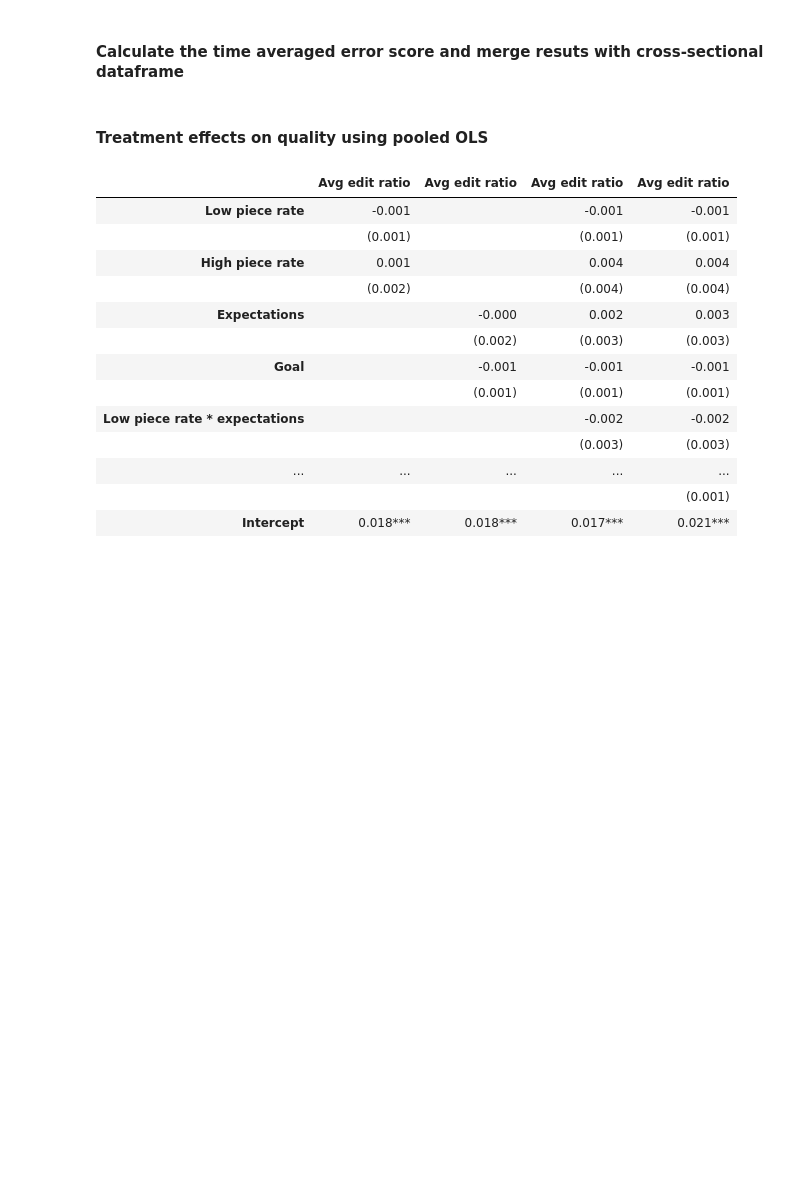
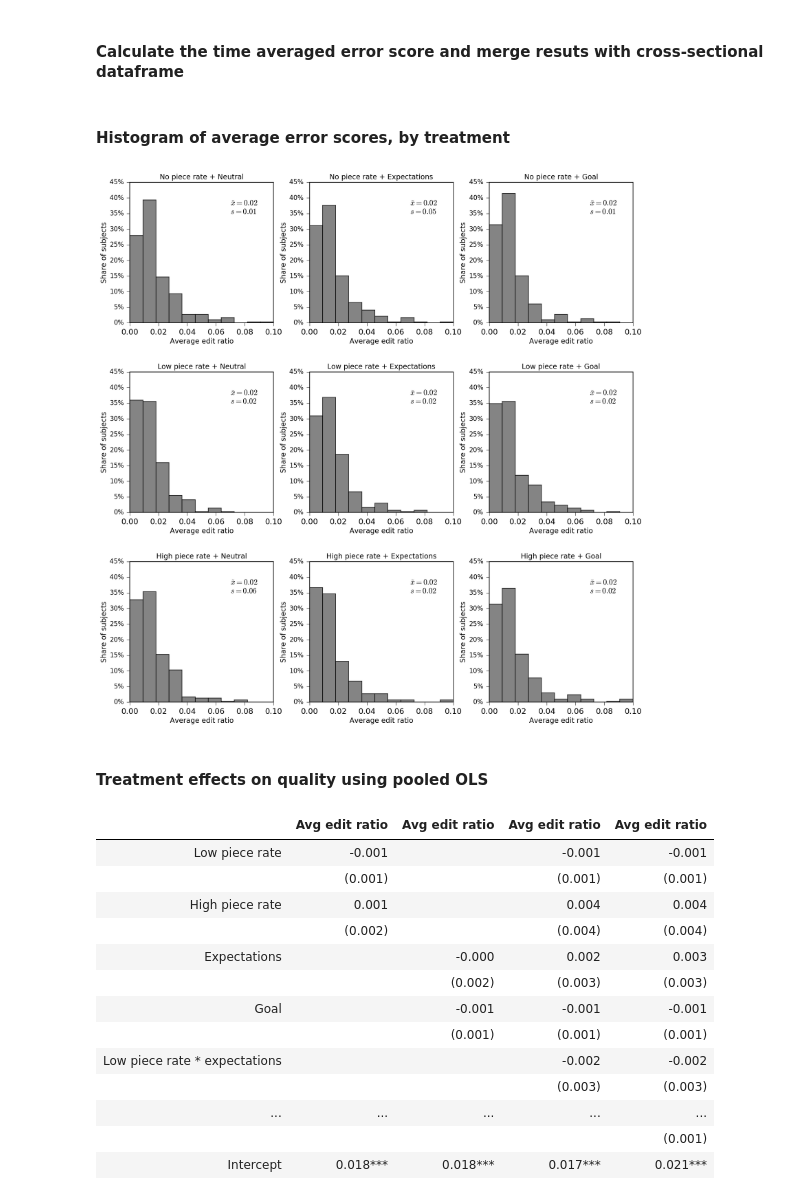
Before and after one commit to sebfest/motivation_and_incentives, a Jupyter notebook: main/notebook/4_treatment_effects_quality.ipynb, the cells around one changed output. Cells and saved outputs as stored; diff of their text form; code cells hidden in the pictures; blank space fills up the shorter version.

```diff
--- a/main/notebook/4_treatment_effects_quality.ipynb
+++ b/main/notebook/4_treatment_effects_quality.ipynb
@@ -202,6 +202,28 @@ id: 0x7fdd838cdf28
 # %%
 avg_edit_ratio = df_panel['edit_ratio'].mean(level=0).to_frame(name='avg_edit_ratio')
 df = df.merge(avg_edit_ratio, left_on='workerid', right_on='workerid', validate='one_to_one')
+# %% [markdown]
+#### Histogram of average error scores, by treatment
+# %%
+common_params = dict(bins=11, range=(0, 0.1), color='0.4', alpha=0.8, grid=False)
+fig, axis = plt.subplots(ncols=3, nrows=3, sharey=True, figsize=(14, 14), dpi=150)
+fig.set_facecolor('w')
+fig.subplots_adjust(hspace=0.35, wspace=0.25)
+for i, ax in enumerate(fig.axes):
+    ax.set_title(df.treatment_str.unique()[i], **font_kwargs)
+    df_hist = df[df.treatment_str == df.treatment_str.unique()[i]]['avg_edit_ratio']
+    df_hist.hist(ax=ax, weights=np.ones(len(df_hist)) / len(df_hist), **common_params)
+    ax.yaxis.set_major_formatter(FuncFormatter('{:.0%}'.format))
+    ax.yaxis.set_ticks_position('left')
+    ax.tick_params(axis='x', **tick_kwargs)
+    ax.tick_params(axis='y', labelsize=10, **tick_kwargs)
+    ax.set_xlabel("Average edit ratio", **xlabel_kwargs)
+    ax.set_ylabel("Share of subjects", **ylabel_kwargs)
+    mean, std = df_hist.mean(), df_hist.std()
+    ax.text(0.07, 0.35 , "$\~{a}={b:.2f}$\n$s={c:.2f}$".format(a='x', b=mean, c=std))
+plt.savefig(os.path.join(FIGURES_FOLDER, 'edit_ratio_hist.pdf'), bbox_inches='tight')
+# %% [output]
+[figure, added]
 # %% [markdown]
 #### Treatment effects on quality using pooled OLS <a id='quality_ols'></a>
 # %%
```
Also changed, not shown: parts of 1 cell of this notebook, 8 other files.
